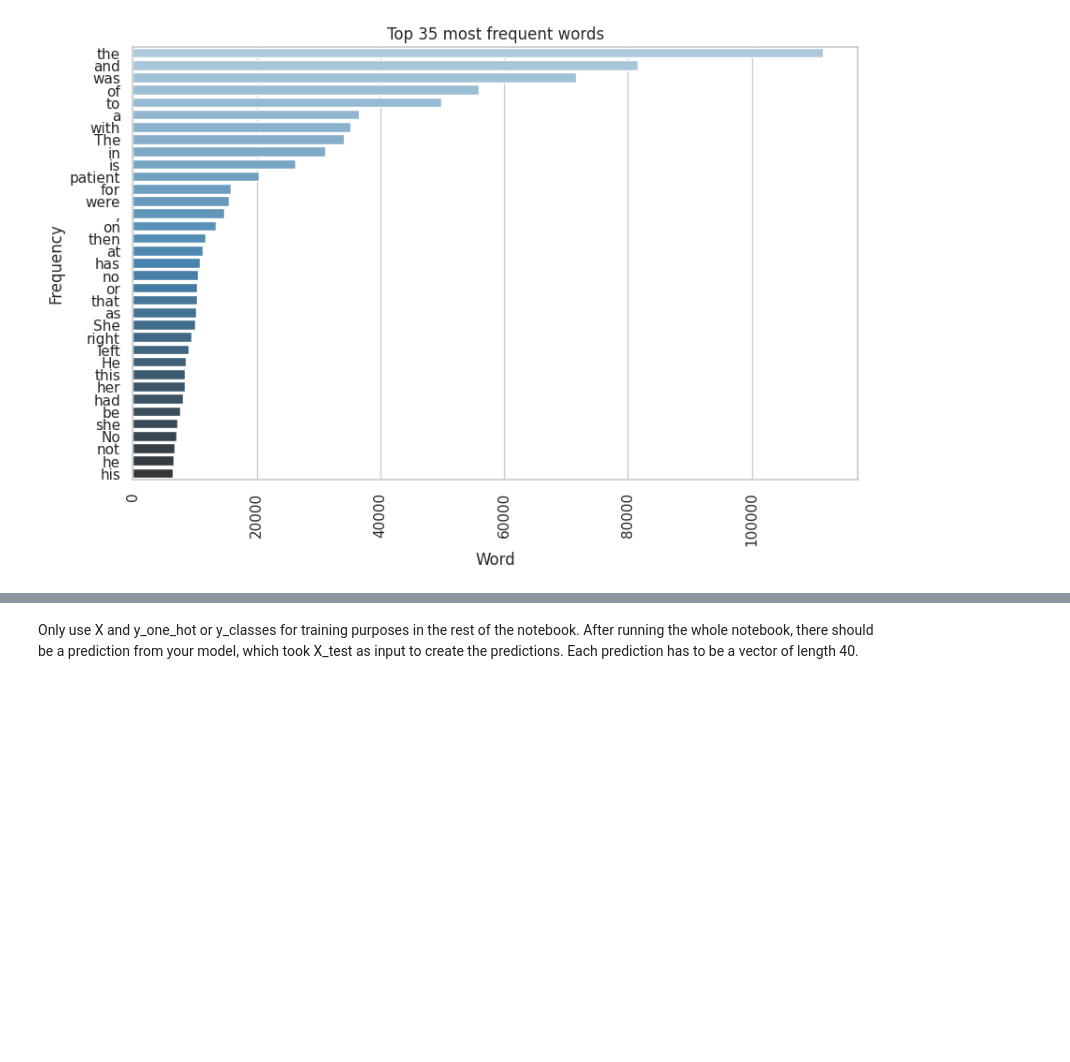
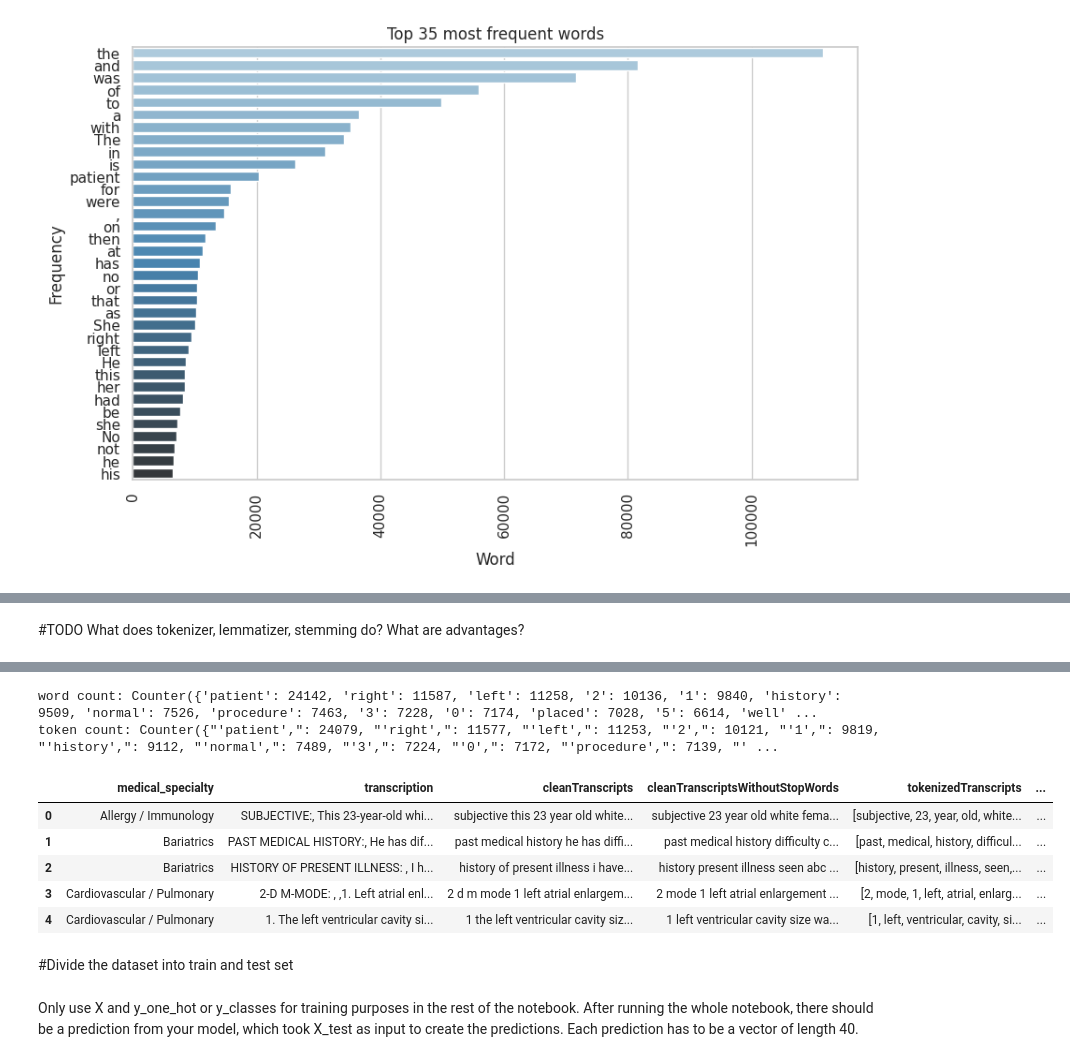
Before and after one commit to DerManjuel/MIR, a Jupyter notebook: NLP_MIR_Herbst_Katz_Meyer.ipynb, the cells around one changed output, grey strips where cells are left out. Saved outputs shown, nothing was run; the diff lists cells and outputs as text; code cells hidden in the pictures; blank space fills up the shorter version.

```diff
--- a/NLP_MIR_Herbst_Katz_Meyer.ipynb
+++ b/NLP_MIR_Herbst_Katz_Meyer.ipynb
@@ -119,0 +190,38 @@ word_counts_df
+# %% [markdown]
+#TODO
+What does tokenizer, lemmatizer, stemming do?
+What are advantages?
+# %%
+from nltk.tokenize import WhitespaceTokenizer
+from nltk.stem import WordNetLemmatizer
+from nltk.stem import PorterStemmer
+nltk.download('wordnet')
+
+# tokenize data
+tokenizer = WhitespaceTokenizer()
+
+# Tokenize the notes using whitespace tokenizer
+df["tokenizedTranscripts"] = df["cleanTranscriptsWithoutStopWords"].apply(tokenizer.tokenize)
+
+# count tokens
+token_counts = Counter()
+
+for note in df["tokenizedTranscripts"]:
+    token_counts += Counter(str(note).split())
+
+# compare word and token counts
+print('word count:',word_counts)
+print('token count:',token_counts)
+
+
+# lemmatize words
+# import stemmer fromm nltk
+lemmatizer = WordNetLemmatizer()
+
+print(f'There are {len(unique_words_counter(df["cleanTranscriptsWithoutStopWords"]))} unique words in our reports before lemmatization')
+
+# use lemmer on the dataset
+df["lemmatizedTranscripts"] = [lemmatizer.lemmatize(str(word)) for word in df["cleanTranscriptsWithoutStopWords"]]
+
+df.head()
+# %% [output]
@@ -120,2 +229,12 @@ word_counts_df
+word count: Counter({'patient': 24142, 'right': 11587, 'left': 11258, '2': 10136, '1': 9840, 'history': 9509, 'normal': 7526, 'procedure': 7463, '3': 7228, '0': 7174, 'placed': 7028, '5': 6614, 'well' ...
+token count: Counter({"'patient',": 24079, "'right',": 11577, "'left',": 11253, "'2',": 10121, "'1',": 9819, "'history',": 9112, "'normal',": 7489, "'3',": 7224, "'0',": 7172, "'procedure',": 7139, "' ...
+|  | medical_specialty | transcription | cleanTranscripts | cleanTranscriptsWithoutStopWords | tokenizedTranscripts | ... |
+| 0 | Allergy / Immunology | SUBJECTIVE:, This 23-year-old whi... | subjective this 23 year old white... | subjective 23 year old white fema... | [subjective, 23, year, old, white... | ... |
+| 1 | Bariatrics | PAST MEDICAL HISTORY:, He has dif... | past medical history he has diffi... | past medical history difficulty c... | [past, medical, history, difficul... | ... |
+| 2 | Bariatrics | HISTORY OF PRESENT ILLNESS: , I h... | history of present illness i have... | history present illness seen abc ... | [history, present, illness, seen,... | ... |
+| 3 | Cardiovascular / Pulmonary | 2-D M-MODE: , ,1. Left atrial enl... | 2 d m mode 1 left atrial enlargem... | 2 mode 1 left atrial enlargement ... | [2, mode, 1, left, atrial, enlarg... | ... |
+| 4 | Cardiovascular / Pulmonary | 1. The left ventricular cavity si... | 1 the left ventricular cavity siz... | 1 left ventricular cavity size wa... | [1, left, ventricular, cavity, si... | ... |
+# %% [markdown]
+#Divide the dataset into train and test set
 # %% [markdown]
 Only use X and y_one_hot or y_classes for training purposes in the rest of the notebook. After running the whole notebook, there should be a prediction from your model, which took X_test as input to create the predictions. Each prediction has to be a vector of length 40.
```
Also changed, not shown: parts of 17 cells of this notebook.
